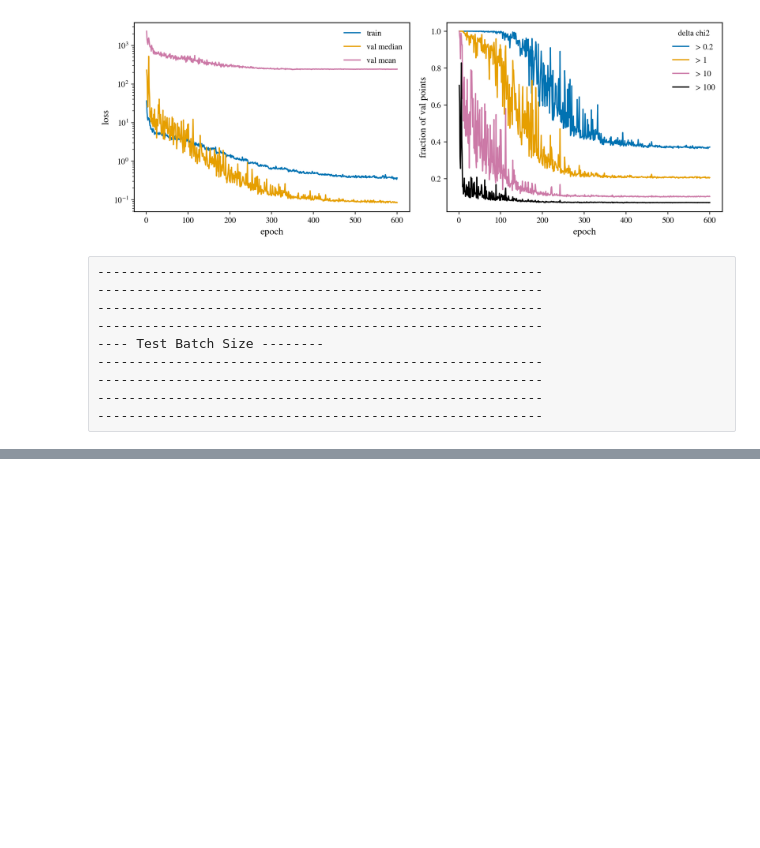
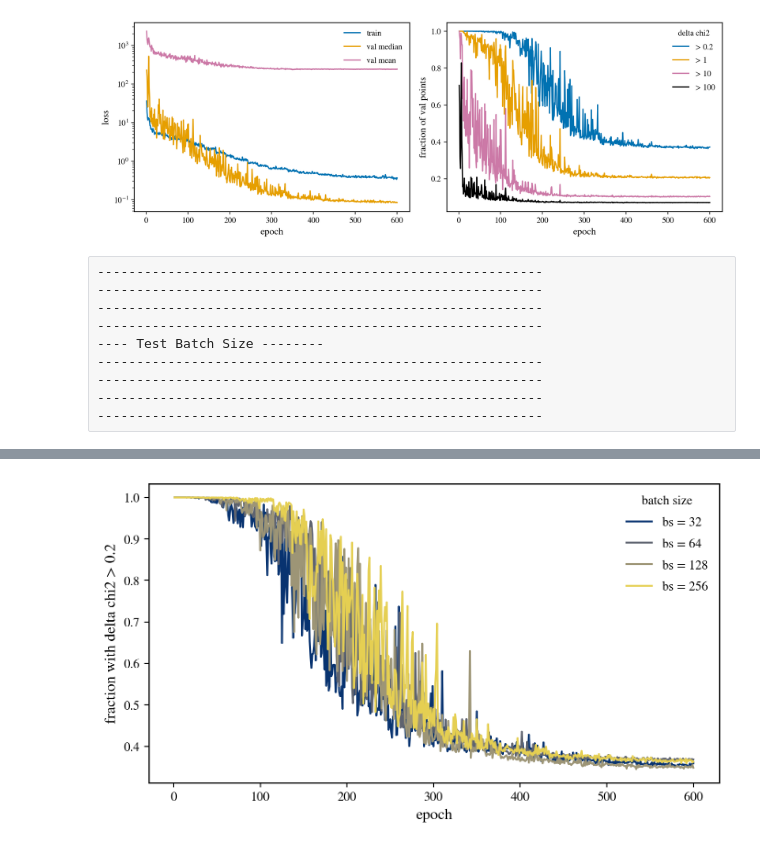
Before and after one commit to vivianmiranda/learningpytorch, a Jupyter notebook: pytorch1.ipynb, the cells around one changed output, grey strips where cells are left out. Cells and saved outputs as stored; diff of their text form; code cells hidden in the pictures; blank space fills up the shorter version.

```diff
--- a/pytorch1.ipynb
+++ b/pytorch1.ipynb
@@ -4974,6 +5032,7 @@ def run_emulator(cosmo_params,
                  sched_opts=None,
                  gpu_mem_gb=16,
                  thresholds=None,
+                 trim_opts=None
                  use_amp=False,
                  silent=False,
                  seed=0):
@@ -5015,7 +5074,10 @@ def run_emulator(cosmo_params,
                    "cls" + its kwargs (mode, patience,
                    factor, ...). None -> ReduceLROnPlateau,
                    mode "min", patience 15, factor 0.75.
-
+    trim_opts    = trim schedule (see anneal_value):
+                   "start"/"end" trim fractions,
+                   "hold_epochs"/"anneal_epochs", "shape".
+                   None -> hold 5% then cosine-anneal to 0.
     thresholds   = delta-chi2 cutoffs for the val fractions
                    (None -> [0.2, 1, 10, 100]).
     gpu_mem_gb   = emulated budget in GB (non-CUDA only; on
@@ -5052,6 +5114,15 @@ def run_emulator(cosmo_params,
                   "factor": 0.75}
   if thresholds is None:
     thresholds = torch.tensor([0.2, 1.0, 10.0, 100.0])
+  if trim_opts is None:
+    # hold a 5% trim, then cosine-anneal it to 0 over the
+    # run: drop the worst points while they are junk, then
+    # re-admit them once the model can fit them.
+    trim_opts = {"start": 0.05,
+                 "end": 0.0,
+                 "hold_epochs": 50,
+                 "anneal_epochs": max(1, nepochs - 100),
+                 "shape": "cosine"}
 
   out_dim = chi2fn.dest_idx.numel()
 
@@ -5116,6 +5187,7 @@ def run_emulator(cosmo_params,
                                   data=data,
                                   thresholds=thresholds,
                                   warmup_epochs=wmupe,
+                                  trim_opts=trim_opts
                                   use_amp=use_amp,
                                   silent=silent)
 
@@ -5465,3 +5544,68 @@ plot_history(train_losses,
 ---------------------------------------------------------
 ---------------------------------------------------------
 ---------------------------------------------------------
+# %%
+# Sweep the minibatch size. run_emulator rescales the lr
+# per batch by the sqrt-batch rule (lr_base, bs_base), and
+# seeds every run the same (seed=0), so only the batch
+# size differs between runs.
+batch_sizes = [32, 64, 128, 256]
+
+# fracs_by_bs[bs] = per-epoch list of frac-over-threshold
+# tensors for that batch size.
+fracs_by_bs = {}
+for bs in batch_sizes:
+  print(f"training bs = {bs} ...")
+  # only fracs is needed for the plot; ignore the rest.
+  (_model,
+   _train,
+   _median,
+   _mean,
+   fracs) = run_emulator(cosmo_params=C0,
+                         data_vectors=dv0,
+                         train_idx=tidx,
+                         val_idx=vidx,
+                         chi2fn=chi2fn,
+                         param_geometry=param_geom,
+                         nepochs=600,
+                         bs=bs,
+                         model_opts=resmlp,
+                         opt_opts=adamw,
+                         lr_opts=lr_sch,
+                         sched_opts=plateau,
+                         silent=True,
+                         thresholds=thresholds)
+  fracs_by_bs[bs] = fracs
+
+# Plot ONLY frac > 0.2 vs epoch, one line per batch size.
+# Batch size is ordered, so encode it with a perceptually-
+# uniform, colorblind-safe sequential colormap (cividis):
+# small bs dark, large bs light. This scales to any number
+# of batch sizes -- no fixed list of colors to run out of.
+# Sampling within [0.1, 0.9] skips the near-white top end
+# so every line stays readable on a white background.
+colors = plt.cm.cividis(
+  np.linspace(0.1, 0.9, len(batch_sizes)))
+
+# Column of the 0.2 threshold. Pick the nearest entry
+# instead of == 0.2: 0.2 has no exact float repr, so an
+# equality test against the literal would miss.
+thr = np.array(thresholds.tolist())
+t02 = int(np.argmin(np.abs(thr - 0.2)))
+
+plt.figure(figsize=(7, 4))
+for k, bs in enumerate(batch_sizes):
+  # stack this run's per-epoch frac tensors -> (nepochs,
+  # n_thr); take the 0.2 column -> the frac>0.2 series.
+  series = torch.stack(fracs_by_bs[bs])[:, t02].cpu()
+  epochs = range(1, len(series) + 1)
+  plt.plot(epochs, series,
+           color=colors[k],
+           label=f"bs = {bs}")
+
+plt.xlabel("epoch")
+plt.ylabel("fraction with delta chi2 > 0.2")
+plt.legend(frameon=False, title="batch size")
+plt.tight_layout()
+plt.show()
+# %% [output]
@@ -5468,3 +5616,4 @@ plot_history(train_losses,
+[figure, added]
 # %%
 class ParallelResMLP(nn.Module):
   # Parallel emulator: n_parallel independent ResMLPs,
```
Also changed, not shown: parts of 4 cells of this notebook.
